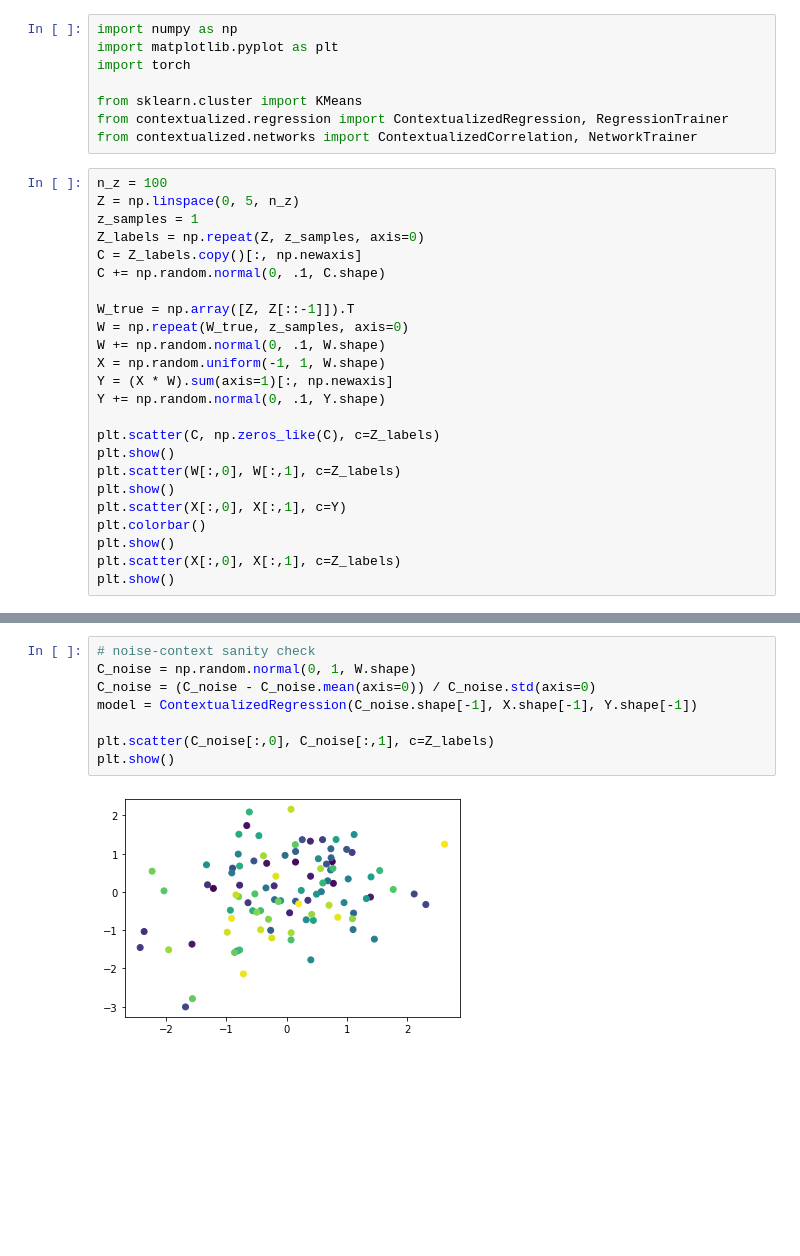
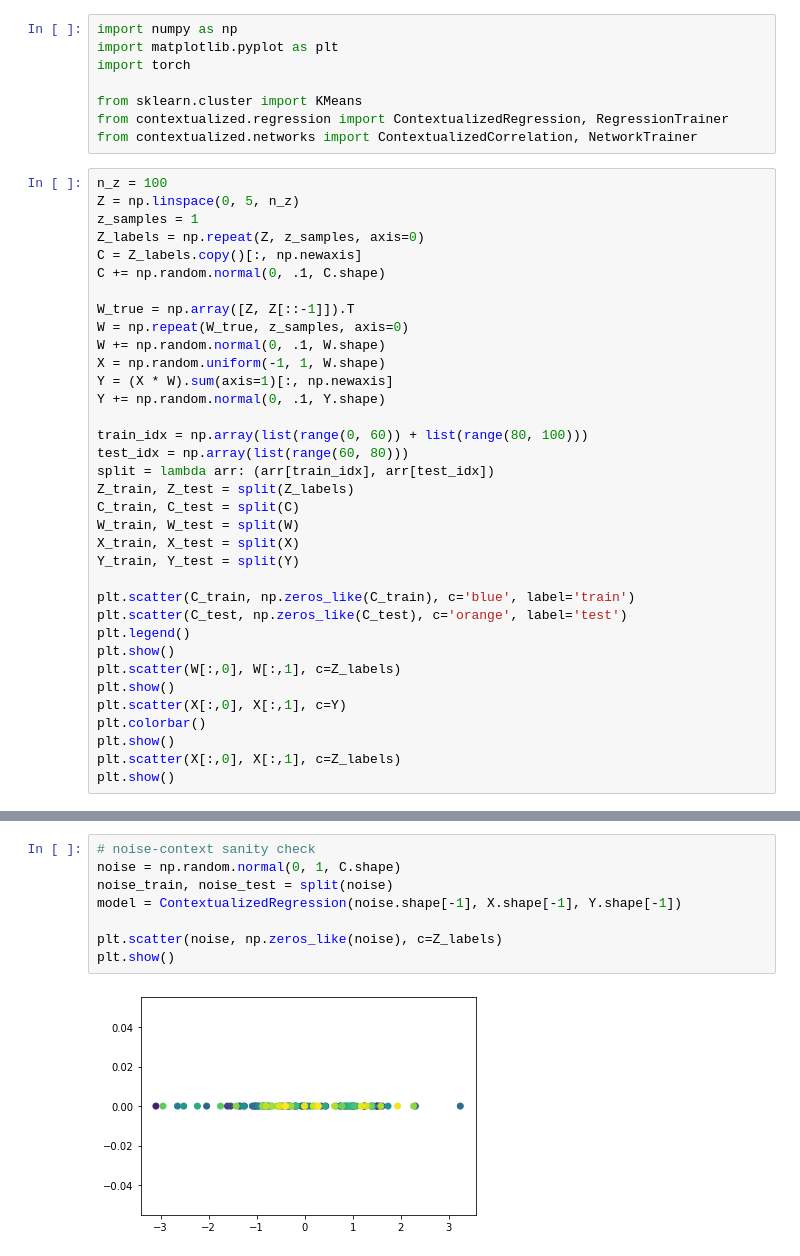
Before and after one commit to cnellington/Contextualized, a Jupyter notebook: experiments/simulation/cluster_demo.ipynb, the cells around one changed output, grey strips where cells are left out. Saved outputs shown, nothing was run; the diff lists cells and outputs as text; blank space fills up the shorter version.

```diff
--- a/experiments/simulation/cluster_demo.ipynb
+++ b/experiments/simulation/cluster_demo.ipynb
@@ -28,7 +31,18 @@ X = np.random.uniform(-1, 1, W.shape)
 Y = (X * W).sum(axis=1)[:, np.newaxis]
 Y += np.random.normal(0, .1, Y.shape)
 
-plt.scatter(C, np.zeros_like(C), c=Z_labels)
+train_idx = np.array(list(range(0, 60)) + list(range(80, 100)))
+test_idx = np.array(list(range(60, 80)))
+split = lambda arr: (arr[train_idx], arr[test_idx])
+Z_train, Z_test = split(Z_labels)
+C_train, C_test = split(C)
+W_train, W_test = split(W)
+X_train, X_test = split(X)
+Y_train, Y_test = split(Y)
+
+plt.scatter(C_train, np.zeros_like(C_train), c='blue', label='train')
+plt.scatter(C_test, np.zeros_like(C_test), c='orange', label='test')
+plt.legend()
 plt.show()
 plt.scatter(W[:,0], W[:,1], c=Z_labels)
 plt.show()
@@ -64,11 +154,11 @@ mse: 1.7191731337231595, l2: 2.126307637863274
 # %%
 # noise-context sanity check
-C_noise = np.random.normal(0, 1, W.shape)
-C_noise = (C_noise - C_noise.mean(axis=0)) / C_noise.std(axis=0)
-model = ContextualizedRegression(C_noise.shape[-1], X.shape[-1], Y.shape[-1])
+noise = np.random.normal(0, 1, C.shape)
+noise_train, noise_test = split(noise)
+model = ContextualizedRegression(noise.shape[-1], X.shape[-1], Y.shape[-1])
 
-plt.scatter(C_noise[:,0], C_noise[:,1], c=Z_labels)
+plt.scatter(noise, np.zeros_like(noise), c=Z_labels)
 plt.show()
 # %% [output]
-[figure, old version]
+[figure, new version]
 # %%
```
Also changed, not shown: parts of 12 cells of this notebook.
